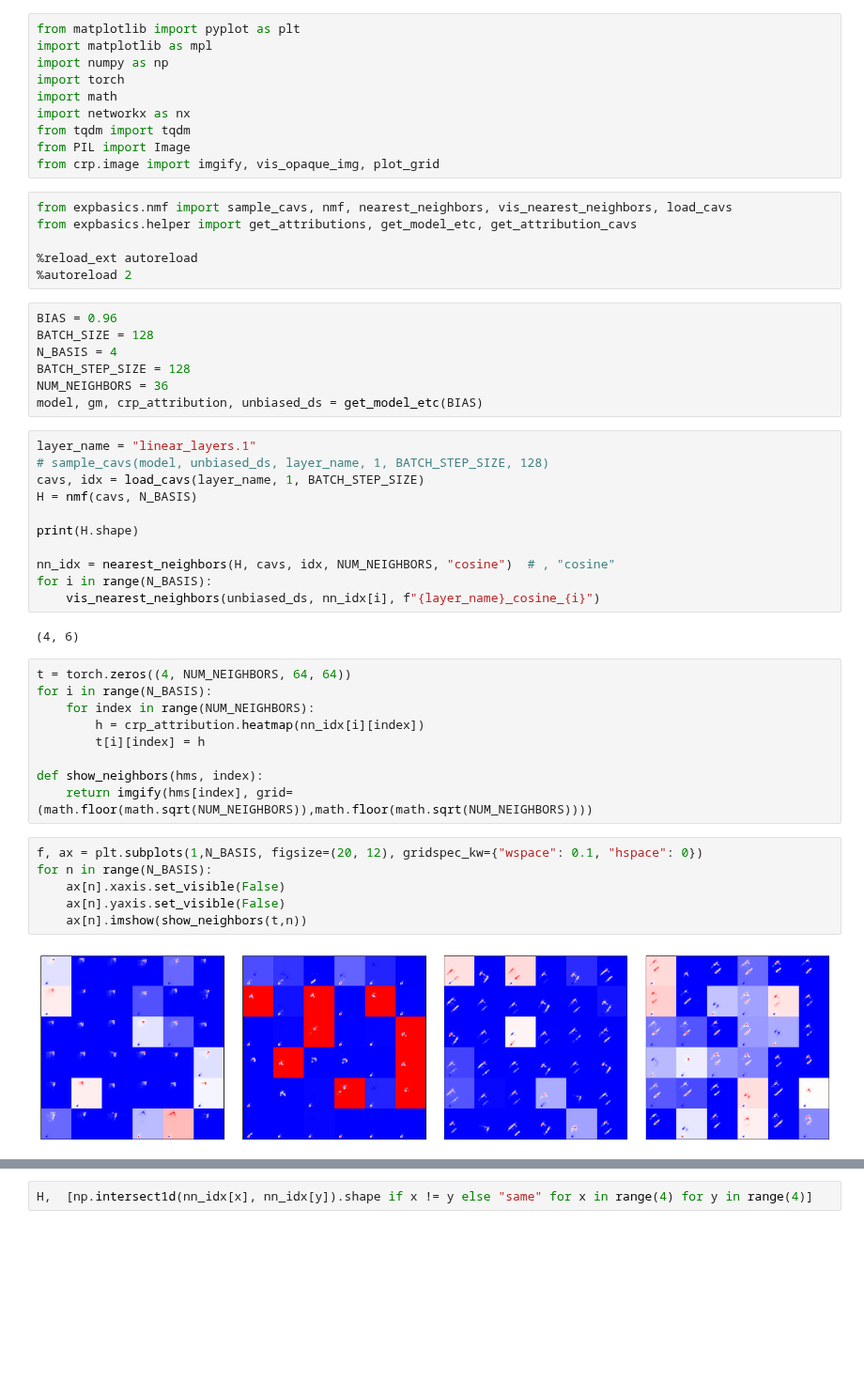
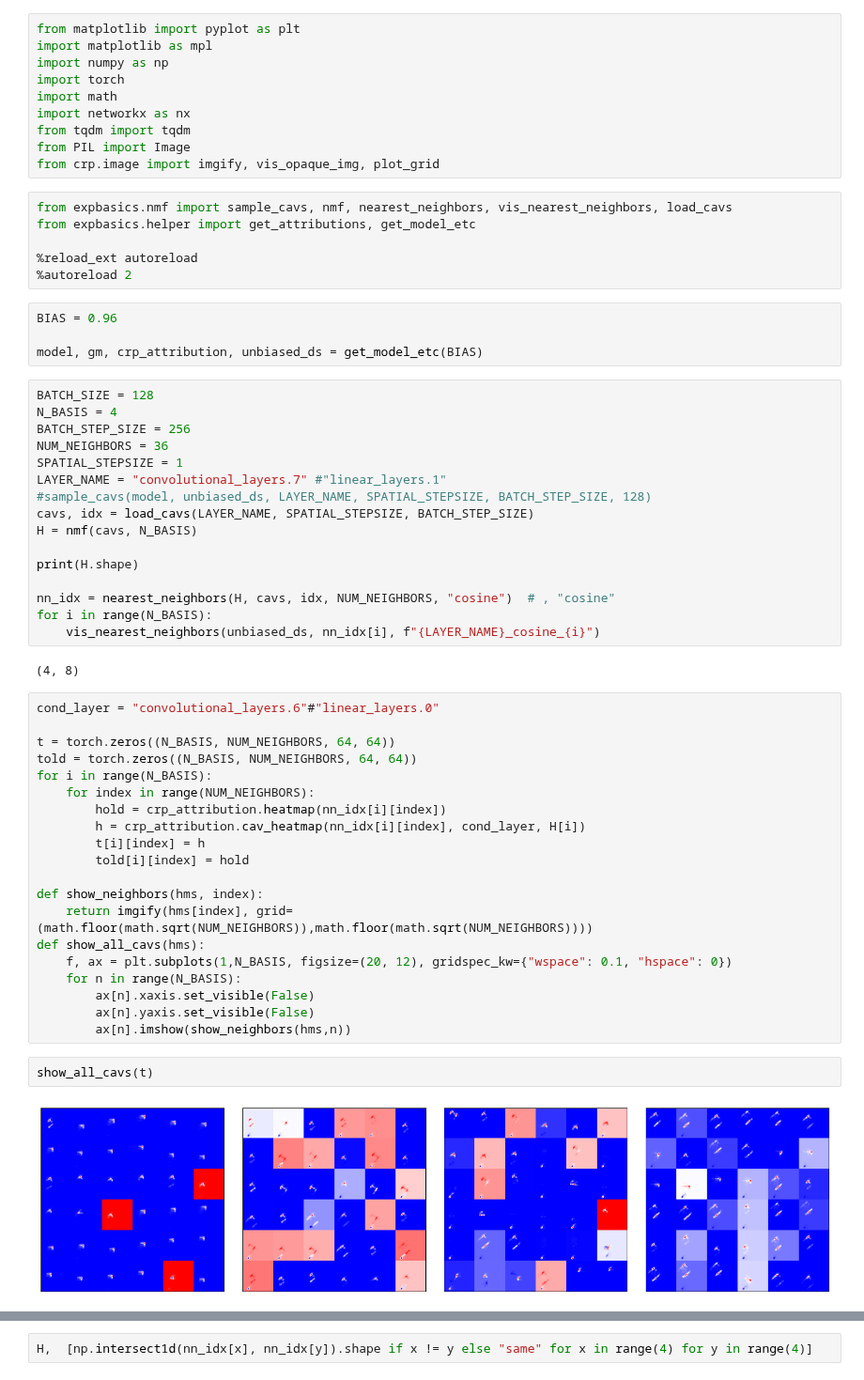
Before and after one commit to lillijo/xai-evaluation-master-thesis, a Jupyter notebook: experiments/nmf_notebook.ipynb, the cells around one changed output, grey strips where cells are left out. Shown at 94% size. Saved outputs shown, nothing was run; the diff lists cells and outputs as text; blank space fills up the shorter version.

Commit message:
cav nmf visualizations

```diff
--- a/experiments/nmf_notebook.ipynb
+++ b/experiments/nmf_notebook.ipynb
@@ -10,44 +10,53 @@ from PIL import Image
 from crp.image import imgify, vis_opaque_img, plot_grid
 # %%
 from expbasics.nmf import sample_cavs, nmf, nearest_neighbors, vis_nearest_neighbors, load_cavs
-from expbasics.helper import get_attributions, get_model_etc, get_attribution_cavs
+from expbasics.helper import get_attributions, get_model_etc
 
 %reload_ext autoreload
 %autoreload 2
 # %%
 BIAS = 0.96
-BATCH_SIZE = 128
-N_BASIS = 4
-BATCH_STEP_SIZE = 128
-NUM_NEIGHBORS = 36
+
 model, gm, crp_attribution, unbiased_ds = get_model_etc(BIAS)
 # %%
-layer_name = "linear_layers.1"
-# sample_cavs(model, unbiased_ds, layer_name, 1, BATCH_STEP_SIZE, 128)
-cavs, idx = load_cavs(layer_name, 1, BATCH_STEP_SIZE)
+BATCH_SIZE = 128
+N_BASIS = 4
+BATCH_STEP_SIZE = 256
+NUM_NEIGHBORS = 36
+SPATIAL_STEPSIZE = 1
+LAYER_NAME = "convolutional_layers.7" #"linear_layers.1"
+#sample_cavs(model, unbiased_ds, LAYER_NAME, SPATIAL_STEPSIZE, BATCH_STEP_SIZE, 128)
+cavs, idx = load_cavs(LAYER_NAME, SPATIAL_STEPSIZE, BATCH_STEP_SIZE)
 H = nmf(cavs, N_BASIS)
 
 print(H.shape)
 
 nn_idx = nearest_neighbors(H, cavs, idx, NUM_NEIGHBORS, "cosine")  # , "cosine"
 for i in range(N_BASIS):
-    vis_nearest_neighbors(unbiased_ds, nn_idx[i], f"{layer_name}_cosine_{i}")
+    vis_nearest_neighbors(unbiased_ds, nn_idx[i], f"{LAYER_NAME}_cosine_{i}")
 # %% [output]
-(4, 6)
+(4, 8)
 # %%
-t = torch.zeros((4, NUM_NEIGHBORS, 64, 64))
+cond_layer = "convolutional_layers.6"#"linear_layers.0"
+
+t = torch.zeros((N_BASIS, NUM_NEIGHBORS, 64, 64))
+told = torch.zeros((N_BASIS, NUM_NEIGHBORS, 64, 64))
 for i in range(N_BASIS):
     for index in range(NUM_NEIGHBORS):
-        h = crp_attribution.heatmap(nn_idx[i][index])
+        hold = crp_attribution.heatmap(nn_idx[i][index])
+        h = crp_attribution.cav_heatmap(nn_idx[i][index], cond_layer, H[i])
         t[i][index] = h
+        told[i][index] = hold
 
 def show_neighbors(hms, index):
     return imgify(hms[index], grid=(math.floor(math.sqrt(NUM_NEIGHBORS)),math.floor(math.sqrt(NUM_NEIGHBORS))))
+def show_all_cavs(hms):
+    f, ax = plt.subplots(1,N_BASIS, figsize=(20, 12), gridspec_kw={"wspace": 0.1, "hspace": 0})
+    for n in range(N_BASIS):
+        ax[n].xaxis.set_visible(False)
+        ax[n].yaxis.set_visible(False)
+        ax[n].imshow(show_neighbors(hms,n))
-# %%
-f, ax = plt.subplots(1,N_BASIS, figsize=(20, 12), gridspec_kw={"wspace": 0.1, "hspace": 0})
-for n in range(N_BASIS):
-    ax[n].xaxis.set_visible(False)
-    ax[n].yaxis.set_visible(False)
-    ax[n].imshow(show_neighbors(t,n))
-# %% [output]
-[figure, removed]
+# %%
+show_all_cavs(t)
+# %% [output]
+[figure, added]
```
Also changed, not shown: parts of 2 cells of this notebook, 1 other file.
